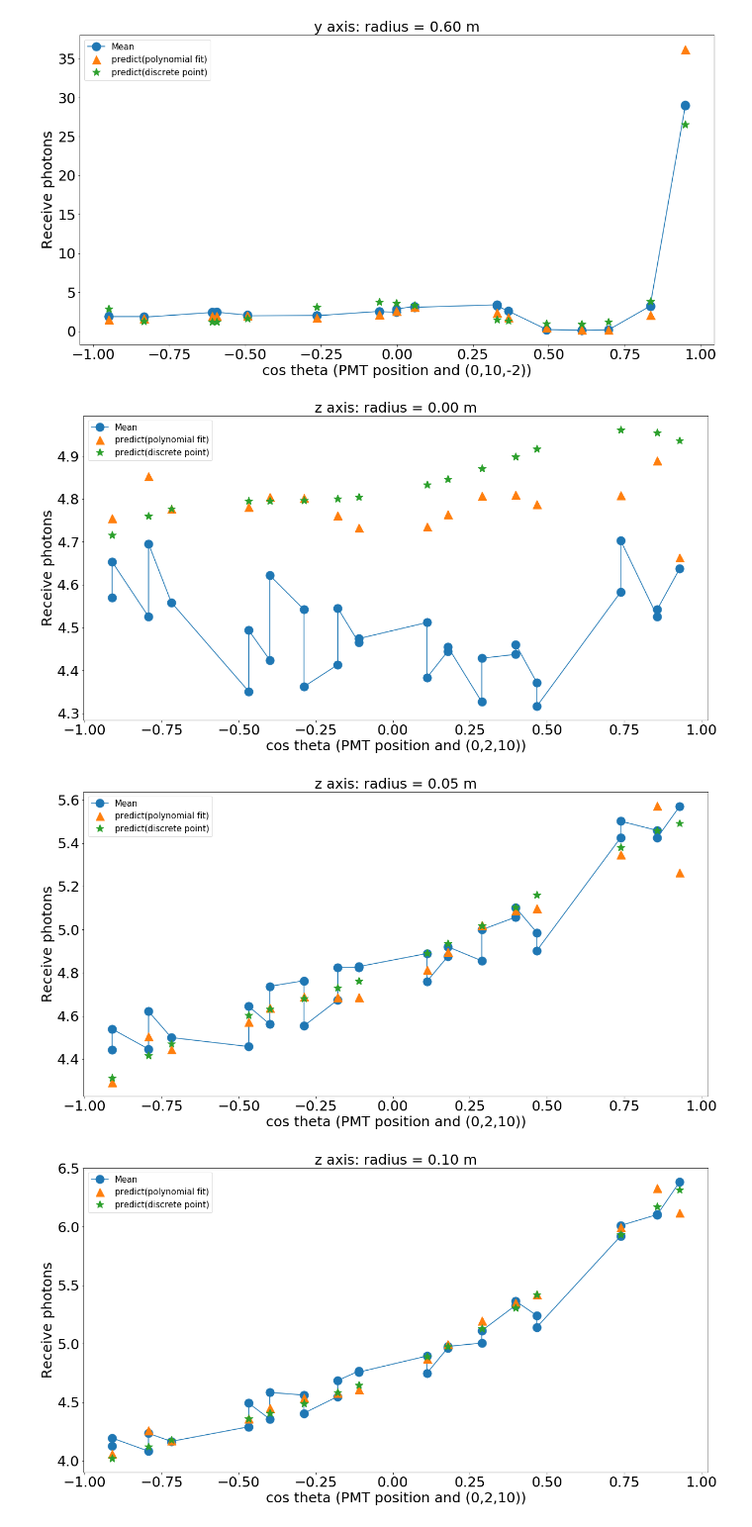
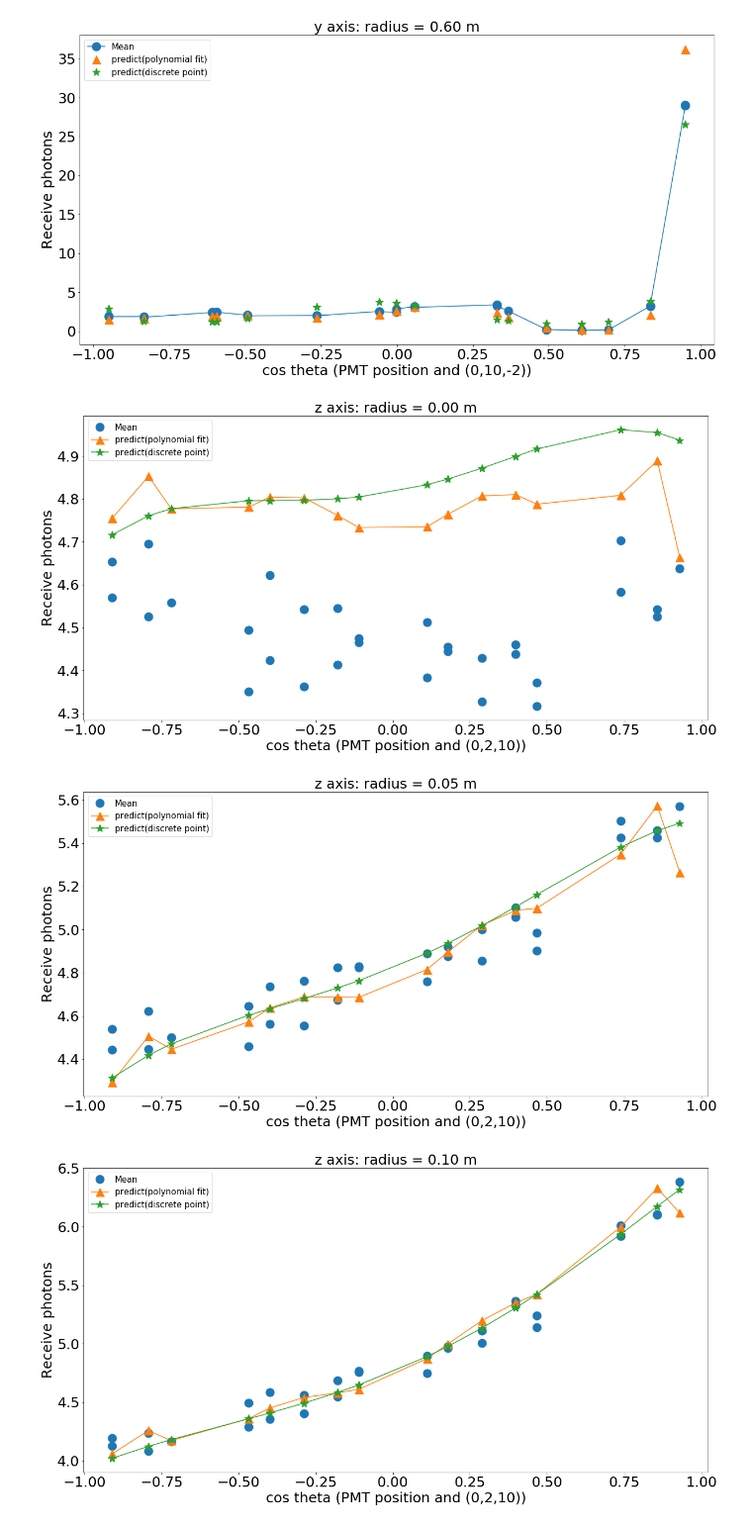
Before and after one commit to dw839566105/Recon1t, a Jupyter notebook: calib/Note/Check_coeff-Copy4.ipynb, the cells around one changed output. Shown at 99% size. Cells and saved outputs as stored; diff of their text form; code cells hidden in the pictures.

```diff
--- a/calib/Note/Check_coeff-Copy4.ipynb
+++ b/calib/Note/Check_coeff-Copy4.ipynb
@@ -309,6 +308,23 @@ for i in np.arange(np.size(np.array(ax)[:,1])-1):
 [figure]
 [figure]
 [figure]
+# %%
+for i in np.arange(np.size(np.array(ax)[:,1])-1):
+    PMT_pos = ReadPMT()
+    v = np.array((10,0,0))
+    cos_theta = np.dot(v,PMT_pos.T) / (norm(v)*norm(PMT_pos,axis=1))
+    plt.figure(num = i, figsize=(20,10))
+    index = np.argsort(cos_theta)
+    plt.plot(cos_theta[index], np.array(ax)[i,index],'o-',markersize=15)
+    plt.plot(cos_theta[index], expect_x[index,i*5],'^',markersize=15)
+    plt.plot(cos_theta[index], np.array(bx)[index,i*5],'*',markersize=15)
+    plt.xlabel('cos theta (PMT position and (10,0,0))', fontsize=25)
+    plt.ylabel('Receive photons',fontsize=25)
+    plt.xticks(fontsize=25)
+    plt.yticks(fontsize=25)
+    plt.legend(['Mean','predict(polynomial fit)','predict(discrete point)'],fontsize=15)
+    plt.title('x axis: radius = %.2f m' % (i*0.05), fontsize=25)
+    plt.show()
 # %%
 for i in np.arange(np.size(np.array(ay)[:,1])-1):
     PMT_pos = ReadPMT()
@@ -343,21 +359,21 @@ for i in np.arange(np.size(np.array(ay)[:,1])-1):
 # %%
 for i in np.arange(np.size(np.array(az)[:,1])-1):
     PMT_pos = ReadPMT()
     v = np.array((0,2,10))
     cos_theta = np.dot(v,PMT_pos.T) / (norm(v)*norm(PMT_pos,axis=1))
     plt.figure(num = i, figsize=(20,10))
     index = np.argsort(cos_theta)
-    plt.plot(cos_theta[index], np.array(az)[i,index],'o-',markersize=15)
-    plt.plot(cos_theta[index], expect_z[index,i*5],'^',markersize=15)
-    plt.plot(cos_theta[index], np.array(bz)[index,i*5],'*',markersize=15)
+    plt.plot(cos_theta[index], np.array(az)[i,index],'o',markersize=15)
+    plt.plot(cos_theta[index], expect_z[index,i*5],'^-',markersize=15)
+    plt.plot(cos_theta[index], np.array(bz)[index,i*5],'*-',markersize=15)
     plt.xlabel('cos theta (PMT position and (0,2,10))', fontsize=25)
     plt.ylabel('Receive photons',fontsize=25)
     plt.xticks(fontsize=25)
     plt.yticks(fontsize=25)
     plt.legend(['Mean','predict(polynomial fit)','predict(discrete point)'],fontsize=15)
     plt.title('z axis: radius = %.2f m' % (i*0.05), fontsize=25)
     plt.show()
 # %% [output]
-[figure, old version]
+[figure, new version]
-[figure, old version]
+[figure, new version]
-[figure, old version]
+[figure, new version]
```
Also changed, not shown: parts of 7 cells of this notebook, 5 other files.
